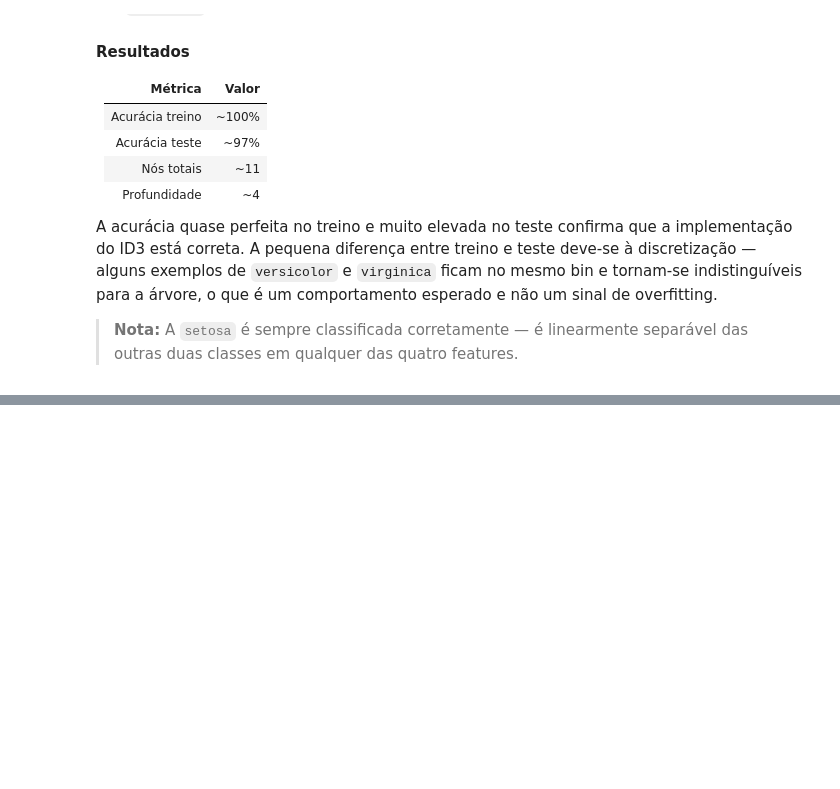
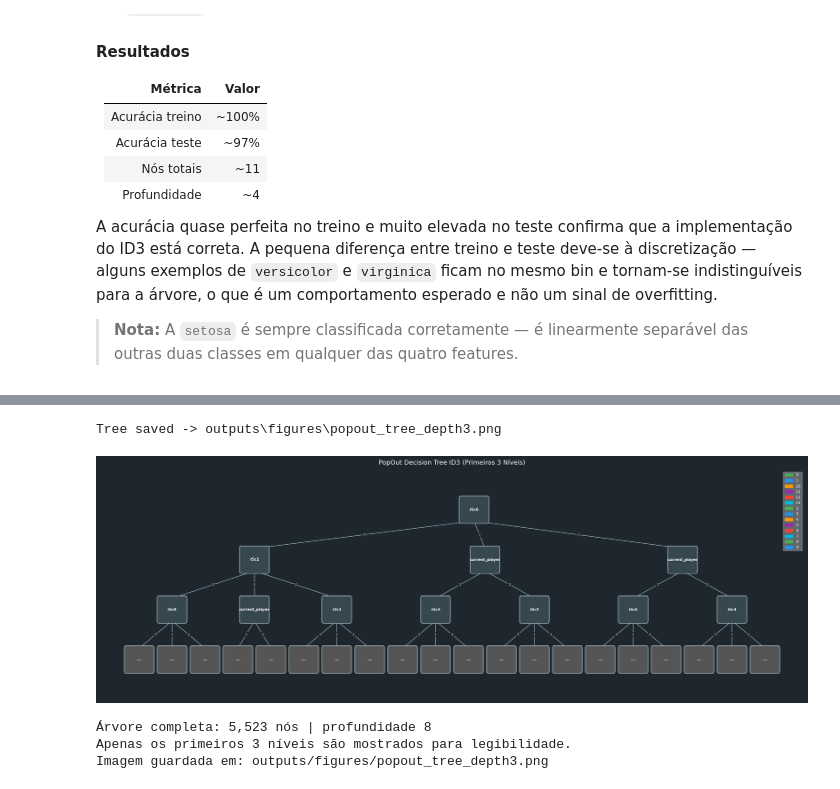
Before and after one commit to bruno-barros21/IAPopOut, a Jupyter notebook: IAPopOut (3).ipynb, the cells around one changed output, grey strips where cells are left out. Drawn from its saved outputs; the diff is of its cells as text; code cells hidden in the pictures; blank space fills up the shorter version.

```diff
--- a/IAPopOut (3).ipynb
+++ b/IAPopOut (3).ipynb
@@ -1635,0 +1736,23 @@ A acurácia quase perfeita no treino e muito elevada no teste confirma que a imp
+# %%
+# ── Visualização da árvore PopOut (primeiros 3 níveis) ───────────────────────
+from src.ml.visualize import plot_tree
+
+fig = plot_tree(
+    tree_pop,
+    title             = 'PopOut Decision Tree ID3 (Primeiros 3 Níveis)',
+    max_display_depth = 3,     # a árvore completa tem centenas de nós
+    figsize           = (20, 7),
+    show              = False,
+    save_path         = os.path.join(FIGURES_DIR, 'popout_tree_depth3.png'),
+)
+plt.show()
+
+print(f"Árvore completa: {tree_pop.n_nodes:,} nós | profundidade {tree_pop.depth}")
+print("Apenas os primeiros 3 níveis são mostrados para legibilidade.")
+print(f"Imagem guardada em: outputs/figures/popout_tree_depth3.png")
+# %% [output]
+Tree saved -> outputs\figures\popout_tree_depth3.png
+[figure, added]
+Árvore completa: 5,523 nós | profundidade 8
+Apenas os primeiros 3 níveis são mostrados para legibilidade.
+Imagem guardada em: outputs/figures/popout_tree_depth3.png
```
Also changed, not shown: parts of 13 cells of this notebook.
